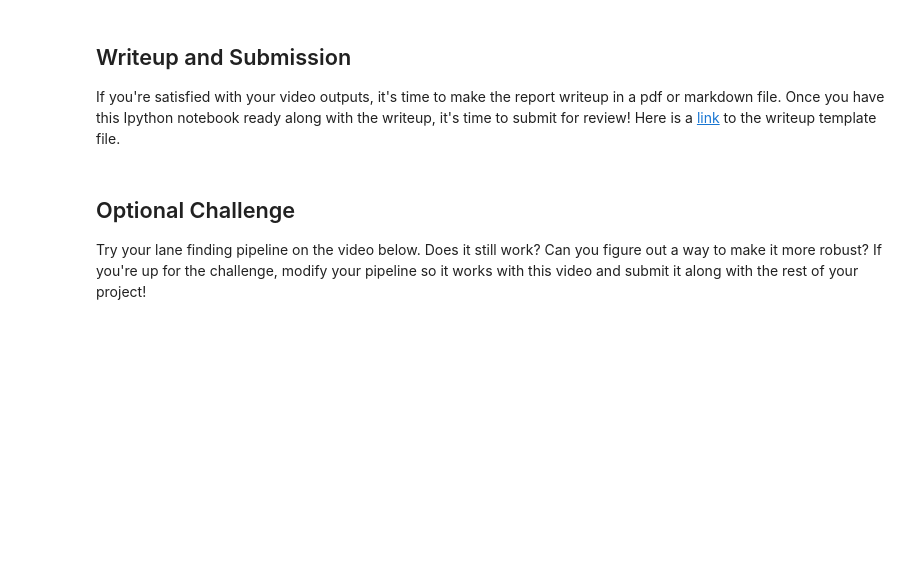
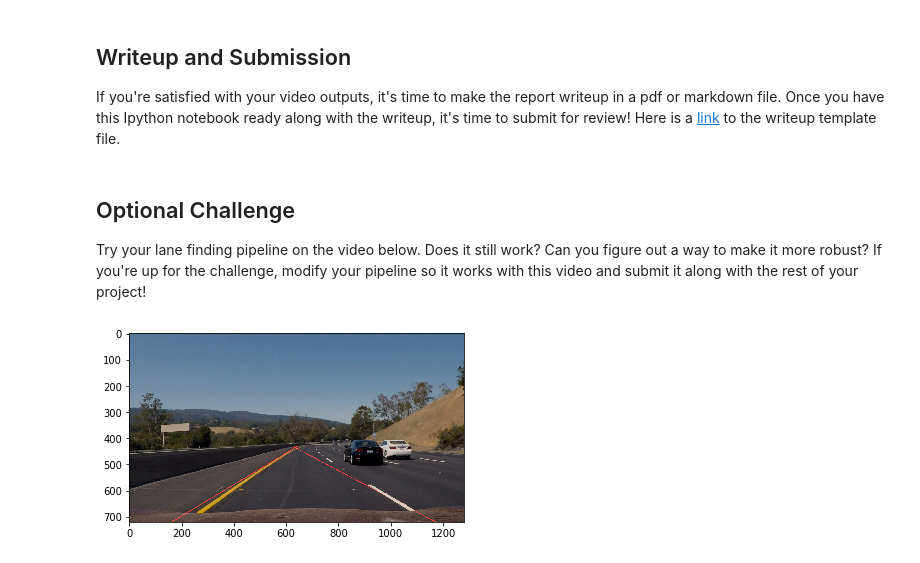
Before and after one commit to DakshMiglani/nd-sdc, a Jupyter notebook: P1.ipynb, the cells around one changed output. Cells and saved outputs as stored; diff of their text form; code cells hidden in the pictures; blank space fills up the shorter version.

```diff
--- a/P1.ipynb
+++ b/P1.ipynb
@@ -412,3 +486,7 @@ Try your lane finding pipeline on the video below.  Does it still work?  Can you
+# %%
+plot_image(detect_lanes_round(mpimg.imread("./test_images/round.jpg")))
+# %% [output]
+[figure, added]
 # %%
 challenge_output = 'test_videos_output/challenge.mp4'
 ## To speed up the testing process you may want to try your pipeline on a shorter subclip of the video
```
Also changed, not shown: parts of 9 cells of this notebook, 13 other files.
